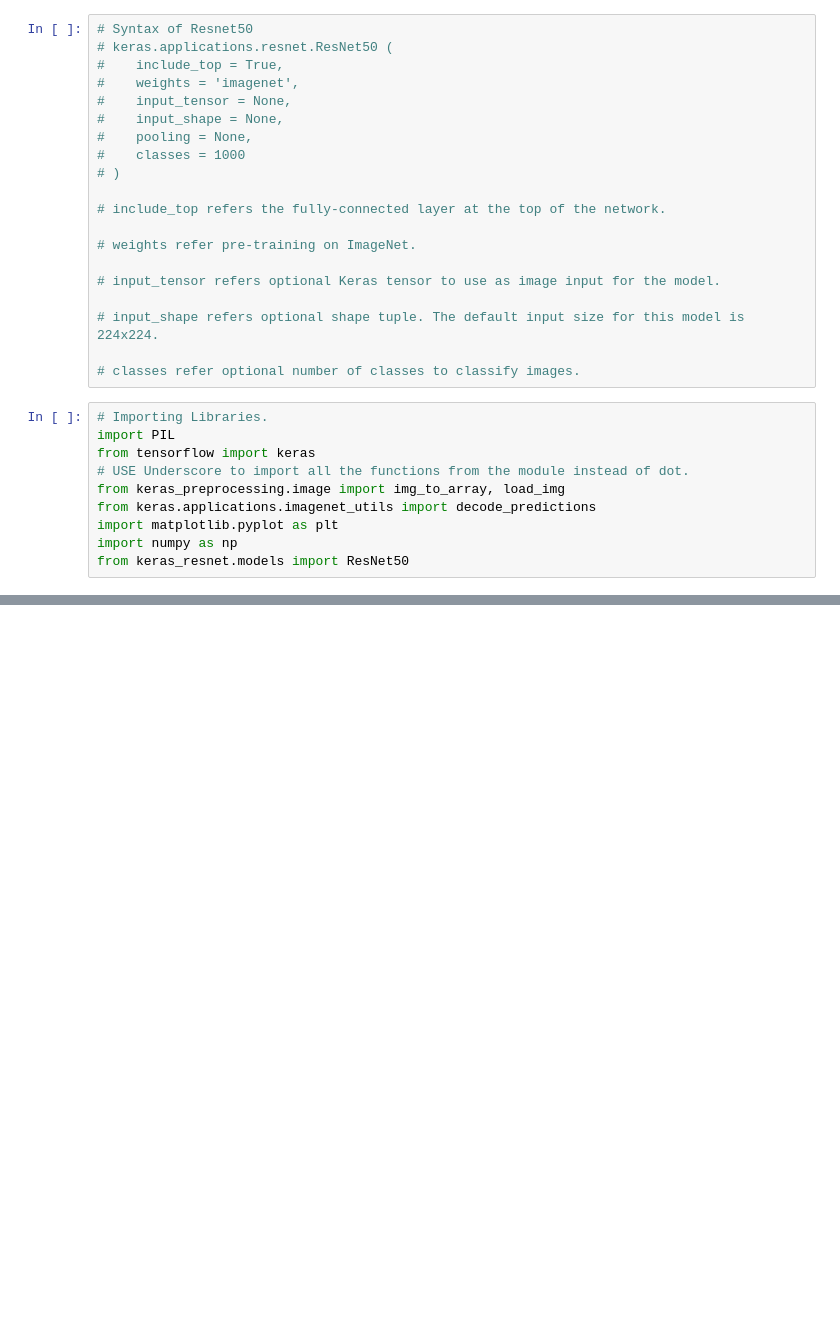
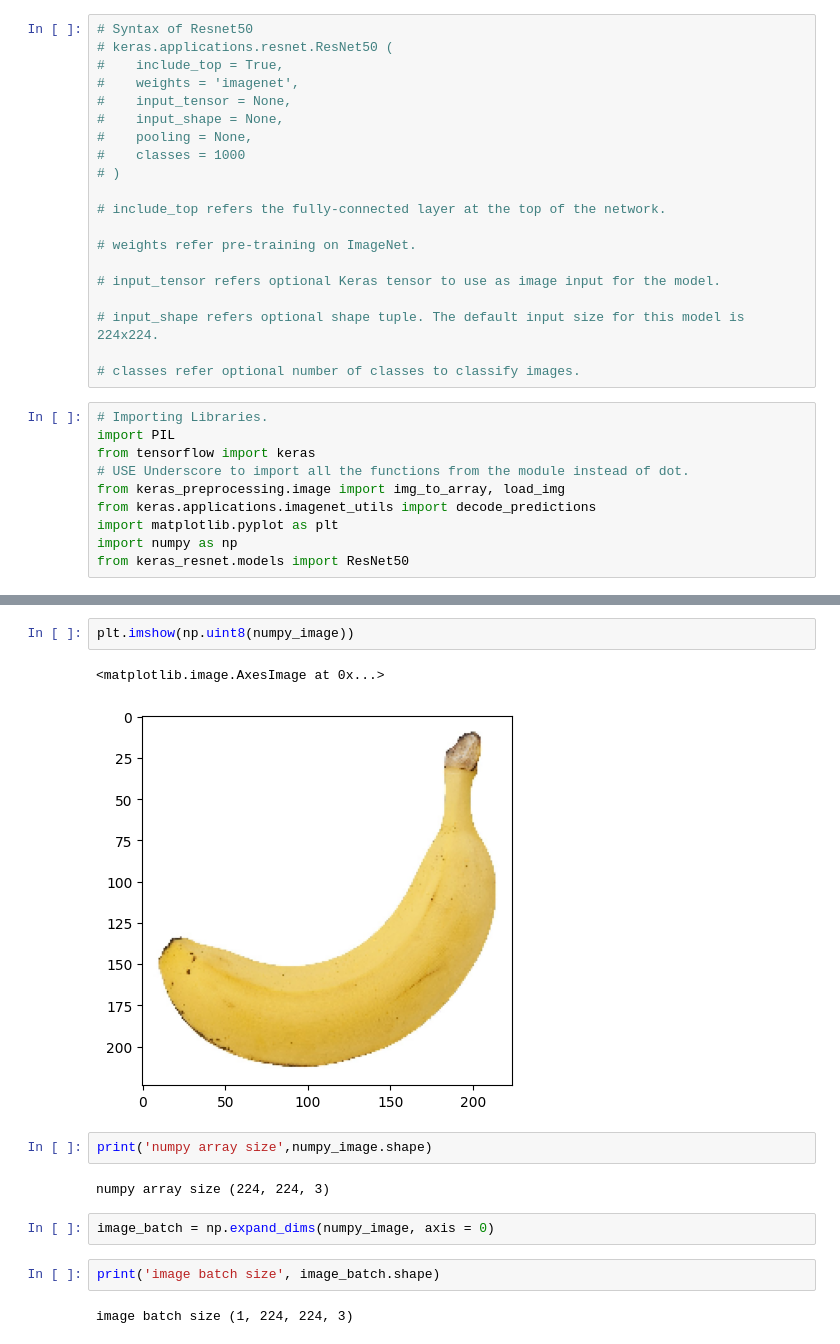
Before and after one commit to Haroon-Zafar/Prediction-using-ResNet-Model, a Jupyter notebook: resNetPredictionNotebook.ipynb, the cells around one changed output, grey strips where cells are left out. Saved outputs shown, nothing was run; the diff lists cells and outputs as text; blank space fills up the shorter version.

```diff
--- a/resNetPredictionNotebook.ipynb
+++ b/resNetPredictionNotebook.ipynb
@@ -30,0 +65,15 @@ from keras_resnet.models import ResNet50
+# %%
+plt.imshow(np.uint8(numpy_image))
+# %% [output]
+<matplotlib.image.AxesImage at 0x...>
+[figure, added]
+# %%
+print('numpy array size',numpy_image.shape)
+# %% [output]
+numpy array size (224, 224, 3)
+# %%
+image_batch = np.expand_dims(numpy_image, axis = 0)
+# %%
+print('image batch size', image_batch.shape)
+# %% [output]
+image batch size (1, 224, 224, 3)
```
Also changed, not shown: parts of 9 cells of this notebook, 1 other file.
